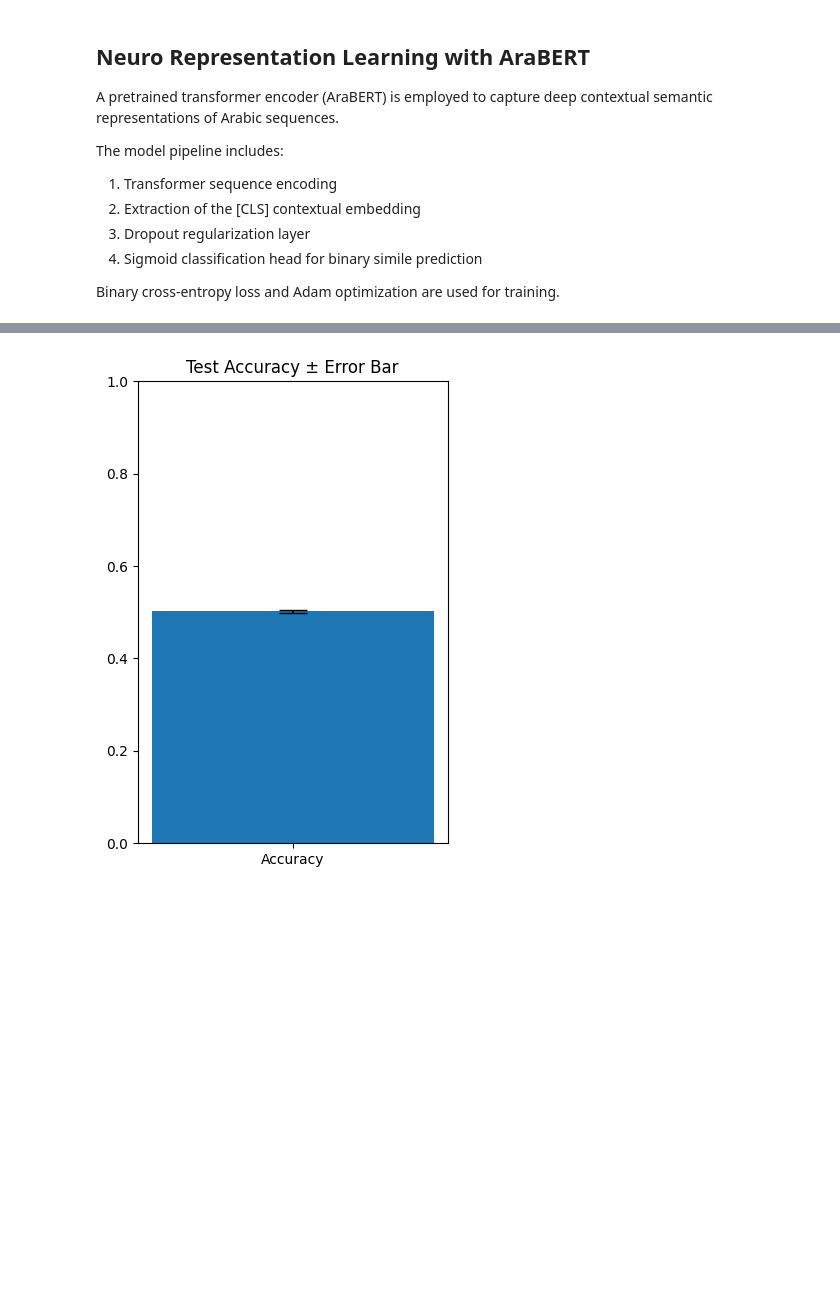
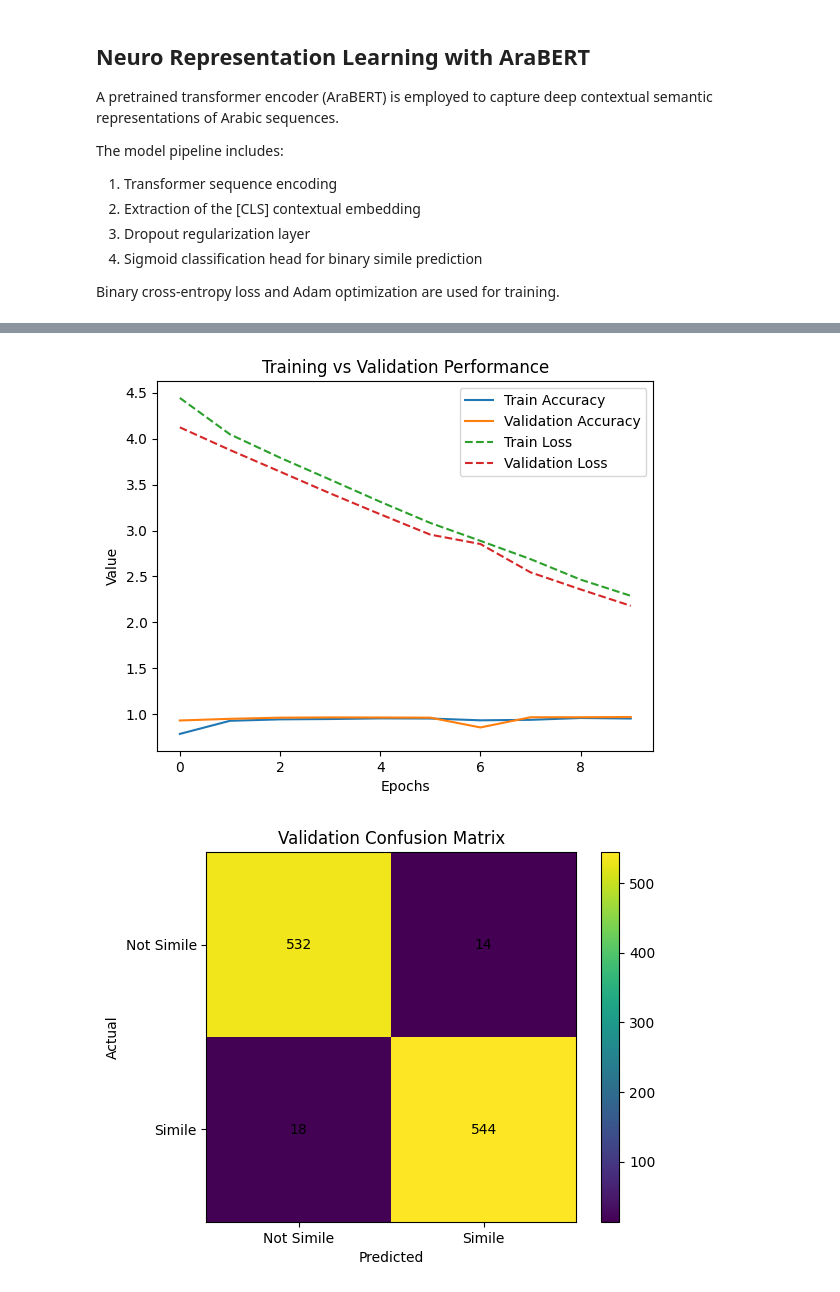
Before and after one commit to RuamSaleh/AlBayanSimile, a Jupyter notebook: Model/ModeBert.ipynb, the cells around one changed output, grey strips where cells are left out. Drawn from its saved outputs; the diff is of its cells as text; code cells hidden in the pictures; blank space fills up the shorter version.

```diff
--- a/Model/ModeBert.ipynb
+++ b/Model/ModeBert.ipynb
@@ -43,9 +43,9 @@ np.random.seed(SEED)
 # sentences = df["sentence"].tolist()
 # labels = df["label"].tolist()
 # %%
-train_df = pd.read_csv("/Users/roamsaleh/Downloads/binary_files/cleaned_train.csv")
-val_df   = pd.read_csv("/Users/roamsaleh/Downloads/binary_files/cleaned_val.csv")
-test_df  = pd.read_csv("/Users/roamsaleh/Downloads/binary_files/cleaned_test.csv")
+train_df = pd.read_csv("/Users/roamsaleh/Downloads/similedata/cleaned_train.csv")
+val_df   = pd.read_csv("/Users/roamsaleh/Downloads/similedata/cleaned_validation.csv")
+test_df  = pd.read_csv("/Users/roamsaleh/Downloads/similedata/cleaned_test.csv")
 # %%
 X_train = train_df["text"].tolist()
 y_train = train_df["label"].tolist()
@@ -149,4 +147,17 @@ history = model.fit(
     batch_size=BATCH_SIZE,
     callbacks=[early_stop]
 )
+y_val_pred_prob = model.predict({
+    "input_ids": X_val_ids,
+    "attention_mask": X_val_mask,
+    "symbolic_features": X_val_sym
+})
+
+y_val_pred = (y_val_pred_prob > 0.5).astype(int)
+
+print("Validation Confusion Matrix:")
+print(confusion_matrix(y_val, y_val_pred))
+
+print("\nValidation Classification Report:")
+print(classification_report(y_val, y_val_pred))
 # %% [output]
@@ -209,20 +216,41 @@ weighted avg       0.95      0.95      0.95       400
-# %%
-n_bootstraps = 100
-accs = []
-y_test = np.array(y_test)
-
-for _ in range(n_bootstraps):
-    idx = np.random.choice(len(y_test), len(y_test), replace=True)
-    acc = np.mean(y_test[idx] == y_pred[idx])
-    accs.append(acc)
-
-mean_acc = np.mean(accs)
-std_acc = np.std(accs)
-
-plt.figure(figsize=(4,6))
-plt.bar(['Accuracy'], [mean_acc], yerr=[std_acc], capsize=10)
-plt.ylim(0, 1)
-plt.title("Test Accuracy ± Error Bar")
-plt.show()
-# %% [output]
-[figure, removed]
+# %%
+plt.figure()
+
+# Accuracy
+plt.plot(history.history['accuracy'], label='Train Accuracy')
+plt.plot(history.history['val_accuracy'], label='Validation Accuracy')
+
+# Loss
+plt.plot(history.history['loss'], linestyle='--', label='Train Loss')
+plt.plot(history.history['val_loss'], linestyle='--', label='Validation Loss')
+
+plt.xlabel("Epochs")
+plt.ylabel("Value")
+plt.title("Training vs Validation Performance")
+plt.legend()
+plt.show()
+
+cm = confusion_matrix(y_val, y_val_pred)
+
+plt.figure()
+plt.imshow(cm)
+plt.title("Validation Confusion Matrix")
+plt.colorbar()
+
+classes = ["Not Simile", "Simile"]
+tick_marks = np.arange(len(classes))
+
+plt.xticks(tick_marks, classes)
+plt.yticks(tick_marks, classes)
+
+plt.xlabel("Predicted")
+plt.ylabel("Actual")
+
+for i in range(cm.shape[0]):
+    for j in range(cm.shape[1]):
+        plt.text(j, i, cm[i, j], ha="center", va="center")
+
+plt.show()
+# %% [output]
+[figure, added]
+[figure, added]
```
Also changed, not shown: parts of 4 cells of this notebook, 5 other files.
